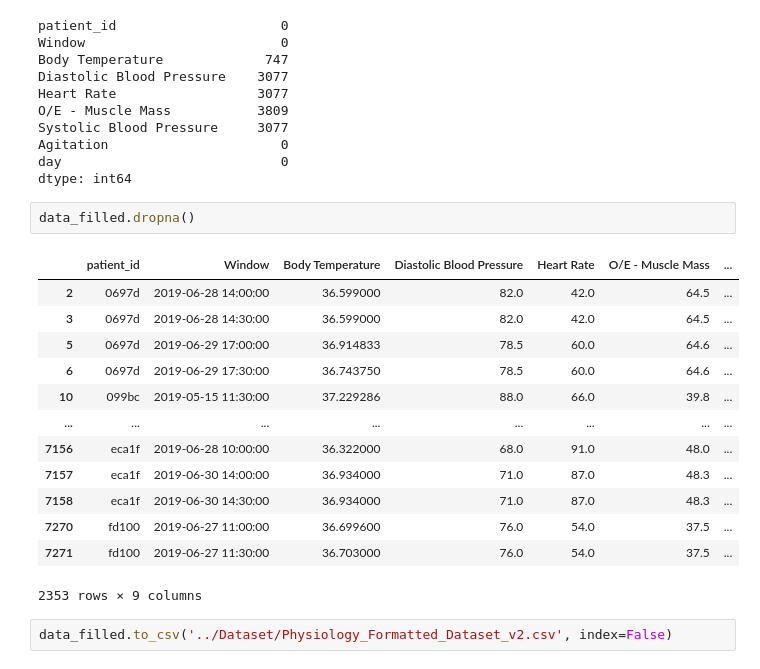
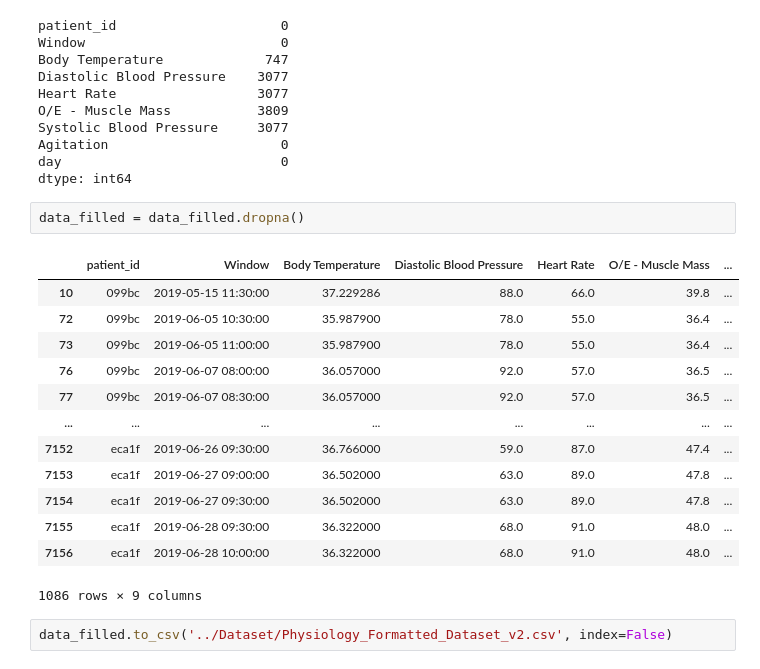
Before and after one commit to y-ghoneim/SDProject32, a Jupyter notebook: Notebooks/Physiology Preprocessing.ipynb, the cells around one changed output. Cells and saved outputs as stored; diff of their text form.

```diff
--- a/Notebooks/Physiology Preprocessing.ipynb
+++ b/Notebooks/Physiology Preprocessing.ipynb
@@ -358,20 +358,20 @@ Agitation                      0
 day                            0
 dtype: int64
 # %%
-data_filled.dropna()
+data_filled = data_filled.dropna()
 # %% [output]
 |  | patient_id | Window | Body Temperature | Diastolic Blood Pressure | Heart Rate | O/E - Muscle Mass | ... |
-| 2 | 0697d | 2019-06-28 14:00:00 | 36.599000 | 82.0 | 42.0 | 64.5 | ... |
-| 3 | 0697d | 2019-06-28 14:30:00 | 36.599000 | 82.0 | 42.0 | 64.5 | ... |
-| 5 | 0697d | 2019-06-29 17:00:00 | 36.914833 | 78.5 | 60.0 | 64.6 | ... |
-| 6 | 0697d | 2019-06-29 17:30:00 | 36.743750 | 78.5 | 60.0 | 64.6 | ... |
 | 10 | 099bc | 2019-05-15 11:30:00 | 37.229286 | 88.0 | 66.0 | 39.8 | ... |
+| 72 | 099bc | 2019-06-05 10:30:00 | 35.987900 | 78.0 | 55.0 | 36.4 | ... |
+| 73 | 099bc | 2019-06-05 11:00:00 | 35.987900 | 78.0 | 55.0 | 36.4 | ... |
+| 76 | 099bc | 2019-06-07 08:00:00 | 36.057000 | 92.0 | 57.0 | 36.5 | ... |
+| 77 | 099bc | 2019-06-07 08:30:00 | 36.057000 | 92.0 | 57.0 | 36.5 | ... |
 | ... | ... | ... | ... | ... | ... | ... | ... |
+| 7152 | eca1f | 2019-06-26 09:30:00 | 36.766000 | 59.0 | 87.0 | 47.4 | ... |
+| 7153 | eca1f | 2019-06-27 09:00:00 | 36.502000 | 63.0 | 89.0 | 47.8 | ... |
+| 7154 | eca1f | 2019-06-27 09:30:00 | 36.502000 | 63.0 | 89.0 | 47.8 | ... |
+| 7155 | eca1f | 2019-06-28 09:30:00 | 36.322000 | 68.0 | 91.0 | 48.0 | ... |
 | 7156 | eca1f | 2019-06-28 10:00:00 | 36.322000 | 68.0 | 91.0 | 48.0 | ... |
-| 7157 | eca1f | 2019-06-30 14:00:00 | 36.934000 | 71.0 | 87.0 | 48.3 | ... |
-| 7158 | eca1f | 2019-06-30 14:30:00 | 36.934000 | 71.0 | 87.0 | 48.3 | ... |
-| 7270 | fd100 | 2019-06-27 11:00:00 | 36.699600 | 76.0 | 54.0 | 37.5 | ... |
-| 7271 | fd100 | 2019-06-27 11:30:00 | 36.703000 | 76.0 | 54.0 | 37.5 | ... |
-2353 rows × 9 columns
+1086 rows × 9 columns
 # %%
 data_filled.to_csv('../Dataset/Physiology_Formatted_Dataset_v2.csv', index=False)
```
Also changed, not shown: parts of 3 cells of this notebook, 1 other file.
